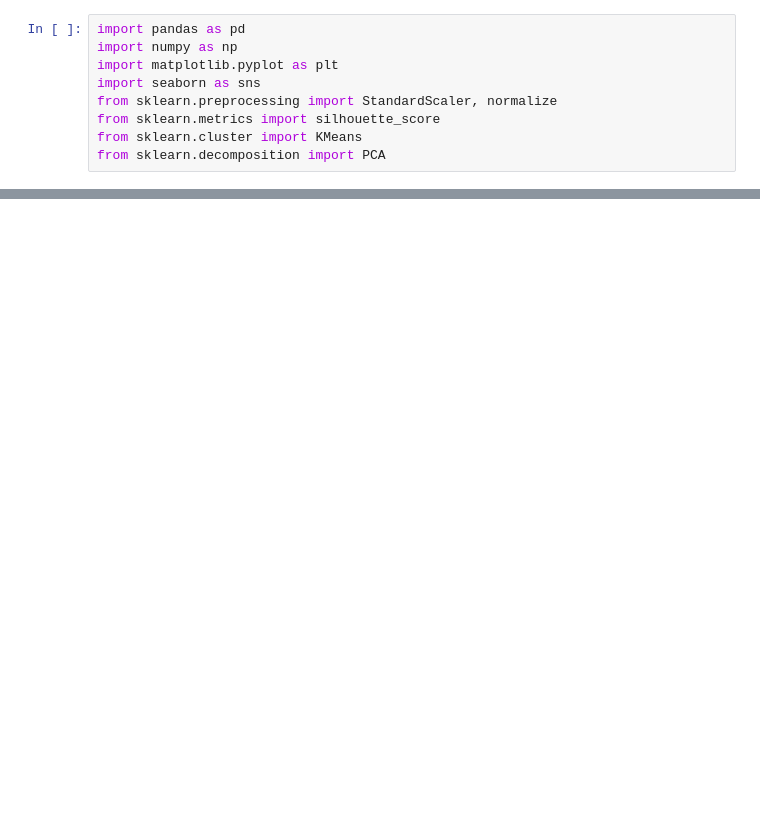
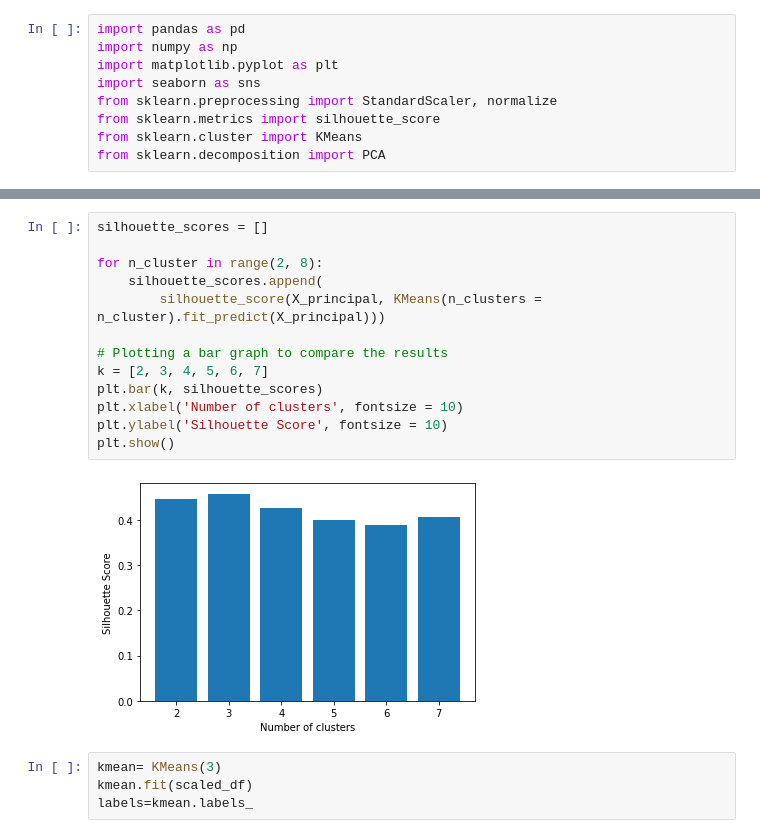
Before and after one commit to sumitarora92/Credit-Card-Clustering-using-K-Means, a Jupyter notebook: Credit_Cards.ipynb, the cells around one changed output, grey strips where cells are left out. Cells and saved outputs as stored; diff of their text form; blank space fills up the shorter version.

```diff
--- a/Credit_Cards.ipynb
+++ b/Credit_Cards.ipynb
@@ -27,0 +178,19 @@ df_cc.head()
+# %%
+silhouette_scores = []
+
+for n_cluster in range(2, 8):
+    silhouette_scores.append(
+        silhouette_score(X_principal, KMeans(n_clusters = n_cluster).fit_predict(X_principal)))
+
+# Plotting a bar graph to compare the results
+k = [2, 3, 4, 5, 6, 7]
+plt.bar(k, silhouette_scores)
+plt.xlabel('Number of clusters', fontsize = 10)
+plt.ylabel('Silhouette Score', fontsize = 10)
+plt.show()
+# %% [output]
+[figure, added]
+# %%
+kmean= KMeans(3)
+kmean.fit(scaled_df)
+labels=kmean.labels_
```
Also changed, not shown: parts of 35 cells of this notebook.
